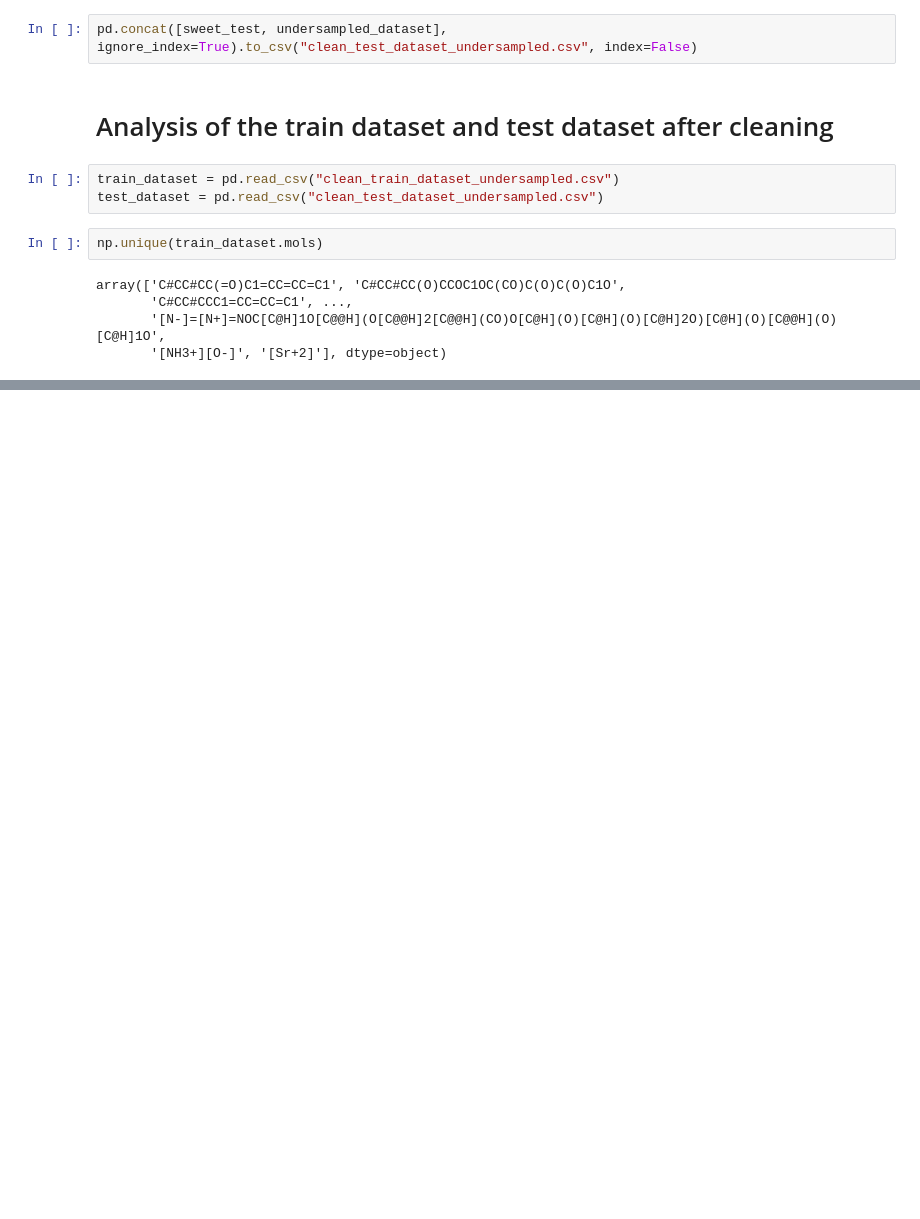
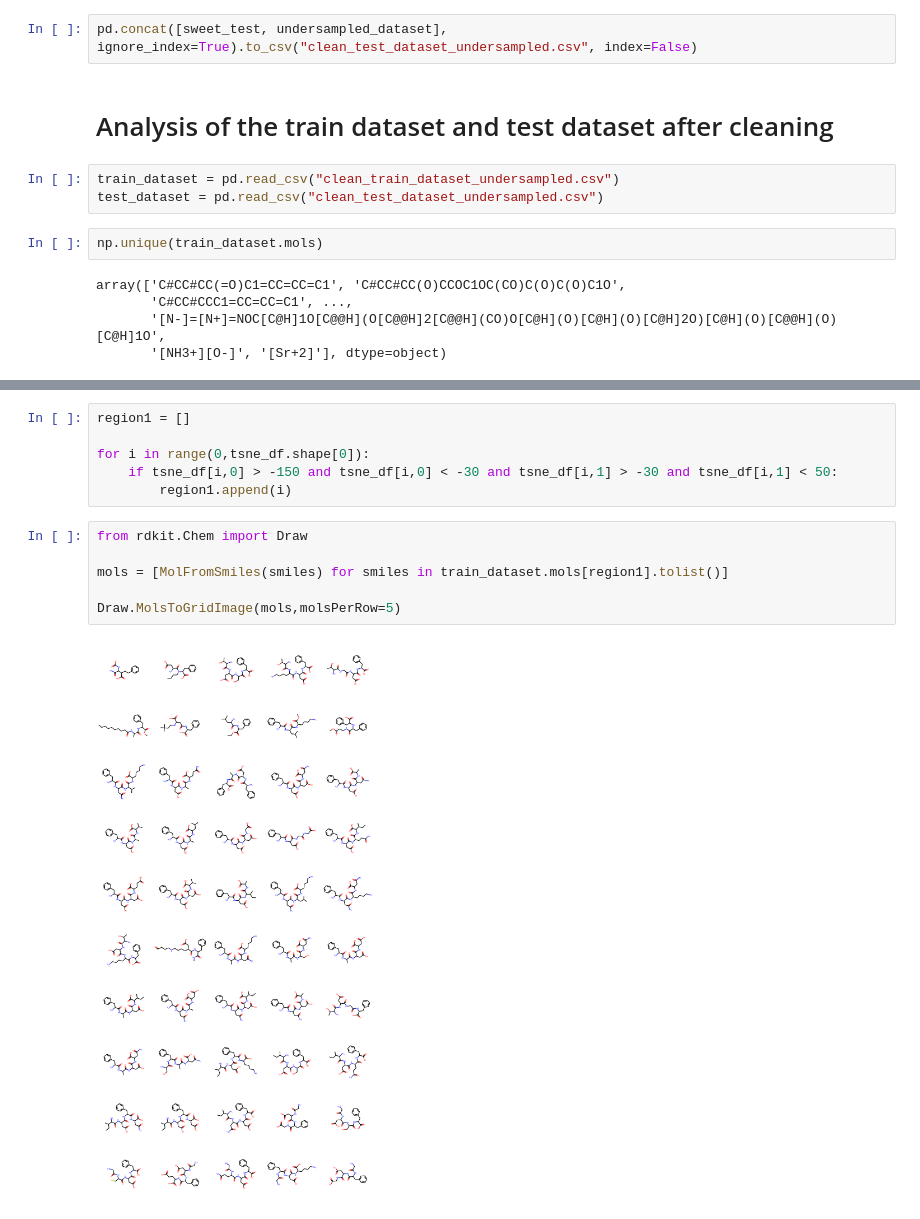
Before and after one commit to BioSystemsUM/DeepSweet, a Jupyter notebook: notebooks/new_paper_2022/clean_isomers_and_independent_data.ipynb, the cells around one changed output, grey strips where cells are left out. Saved outputs shown, nothing was run; the diff lists cells and outputs as text; blank space fills up the shorter version.

```diff
--- a/notebooks/new_paper_2022/clean_isomers_and_independent_data.ipynb
+++ b/notebooks/new_paper_2022/clean_isomers_and_independent_data.ipynb
@@ -394,0 +437,14 @@ generate_similarity_tsne_by_class(test_dataset)
+# %%
+region1 = []
+
+for i in range(0,tsne_df.shape[0]):
+    if tsne_df[i,0] > -150 and tsne_df[i,0] < -30 and tsne_df[i,1] > -30 and tsne_df[i,1] < 50:
+        region1.append(i)
+# %%
+from rdkit.Chem import Draw
+
+mols = [MolFromSmiles(smiles) for smiles in train_dataset.mols[region1].tolist()]
+
+Draw.MolsToGridImage(mols,molsPerRow=5)
+# %% [output]
+[figure, added]
```
Also changed, not shown: parts of 21 cells of this notebook, 18 other files.
